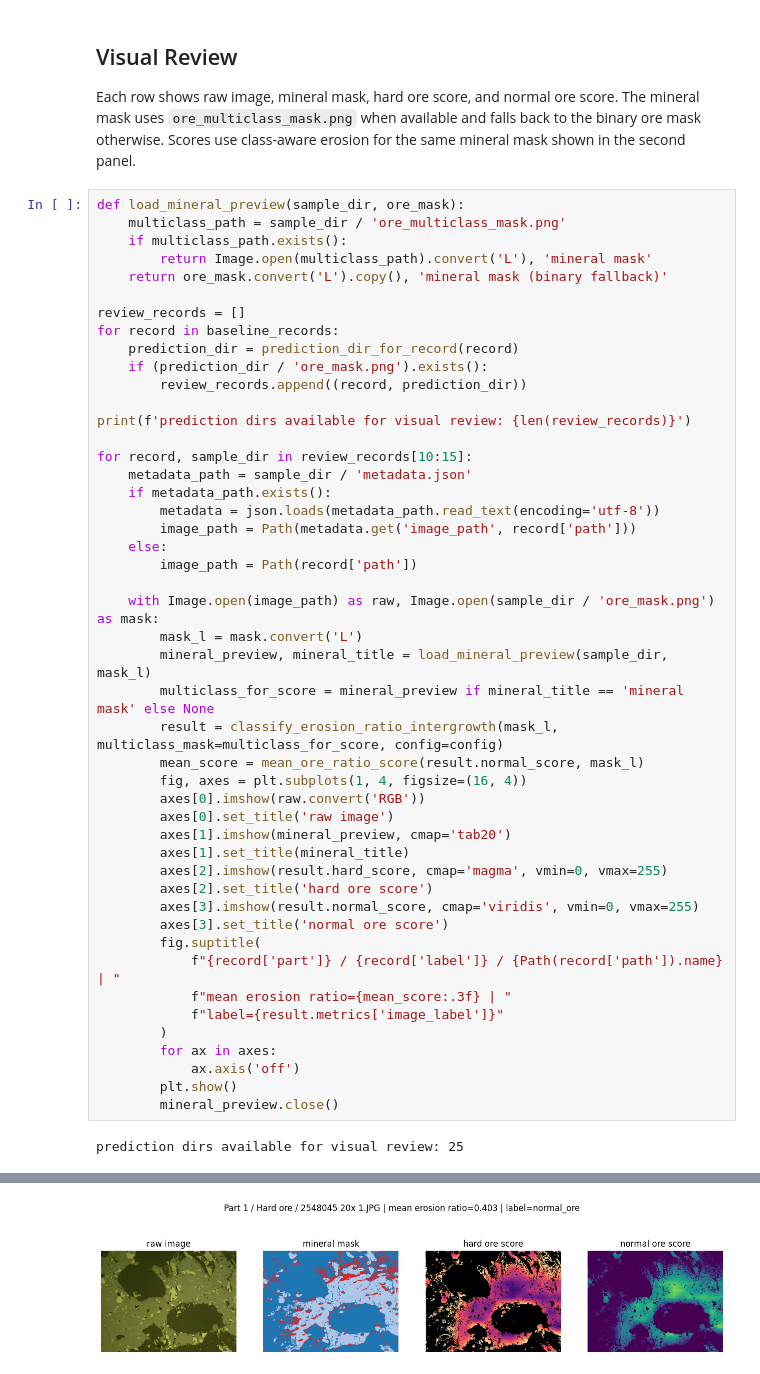
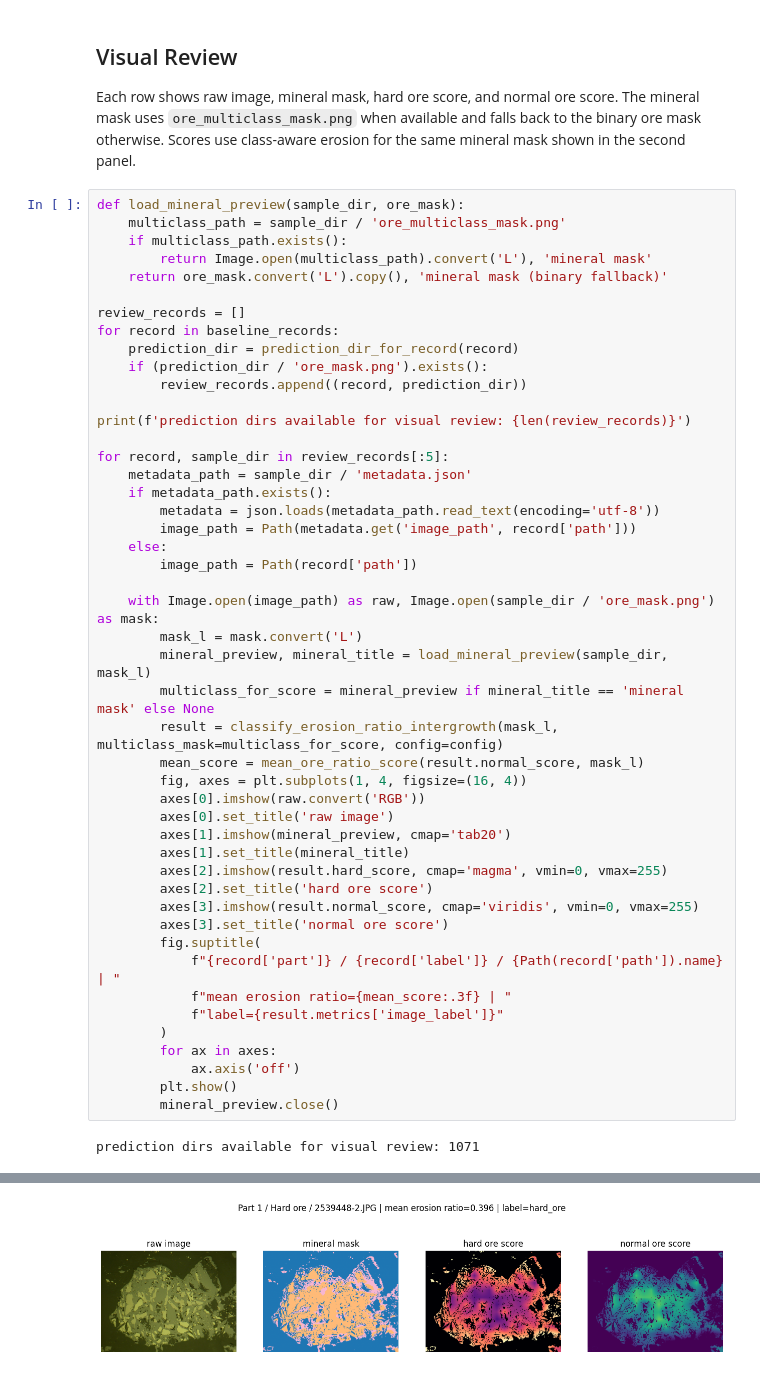
Before and after one commit to bestetc/ore_detection, a Jupyter notebook: notebooks/06_calibrate_erosion_ratio_intergrowth_metric.ipynb, the cells around one changed output, grey strips where cells are left out. Drawn from its saved outputs; the diff is of its cells as text.

```diff
--- a/notebooks/06_calibrate_erosion_ratio_intergrowth_metric.ipynb
+++ b/notebooks/06_calibrate_erosion_ratio_intergrowth_metric.ipynb
@@ -220,7 +243,7 @@ for record in baseline_records:
 
 print(f'prediction dirs available for visual review: {len(review_records)}')
 
-for record, sample_dir in review_records[10:15]:
+for record, sample_dir in review_records[:5]:
     metadata_path = sample_dir / 'metadata.json'
     if metadata_path.exists():
         metadata = json.loads(metadata_path.read_text(encoding='utf-8'))
@@ -253,4 +276,4 @@ for record, sample_dir in review_records[10:15]:
         plt.show()
         mineral_preview.close()
 # %% [output]
-prediction dirs available for visual review: 25
+prediction dirs available for visual review: 1071
@@ -260 +283 @@ prediction dirs available for visual review: 25
-[figure, old version]
+[figure, new version]
```
Also changed, not shown: parts of 4 cells of this notebook, 37 other files.
